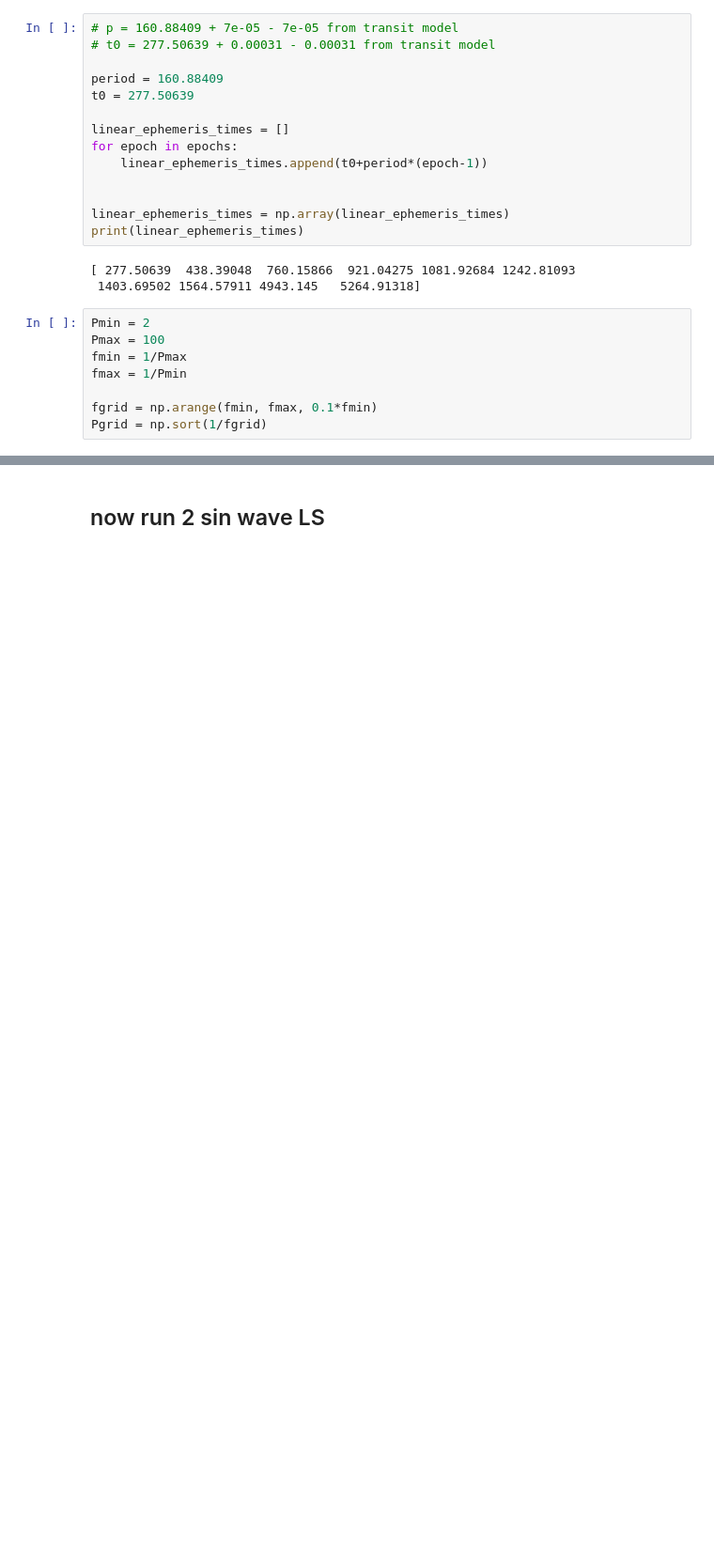
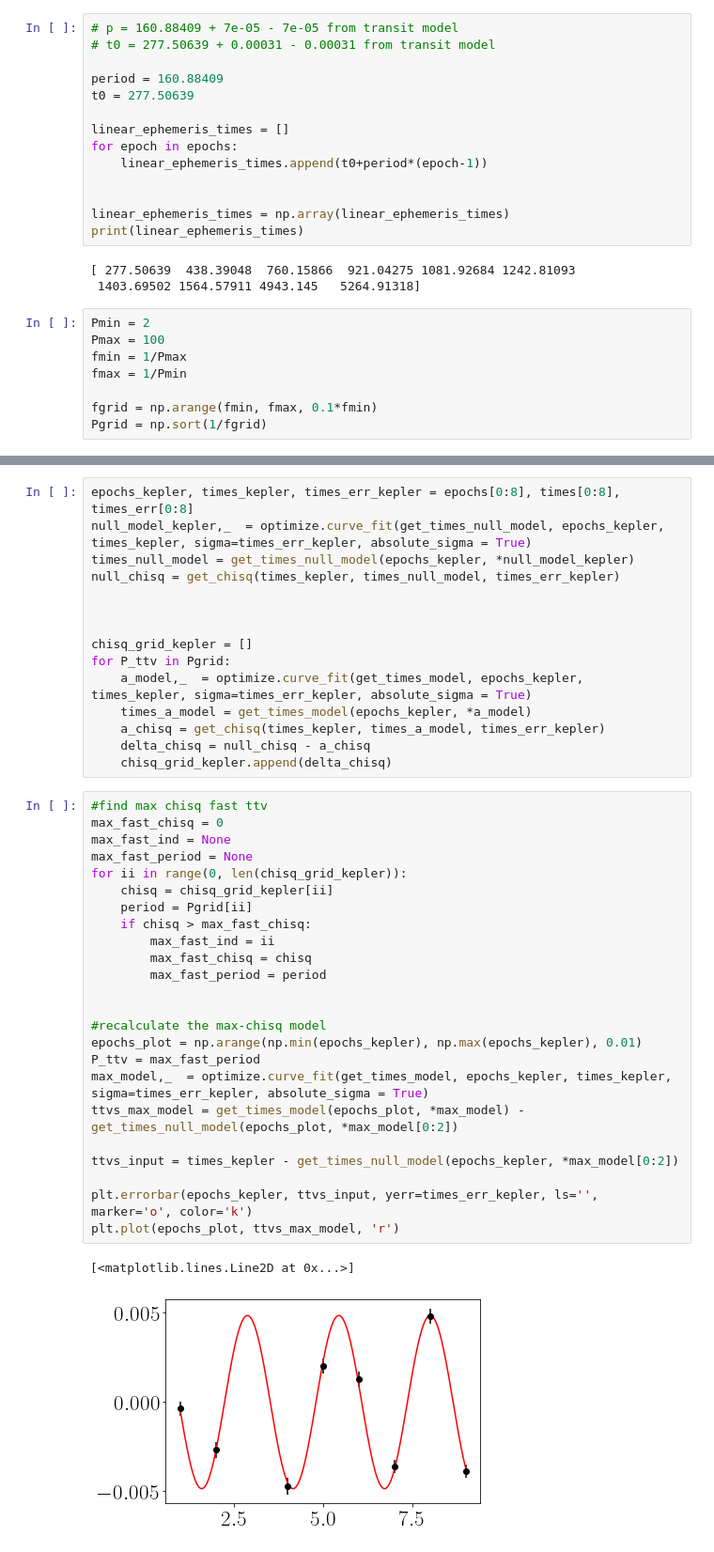
Before and after one commit to dyahalomi/Kepler1513, a Jupyter notebook: lombscargle/make_lombscargle_2waves.ipynb, the cells around one changed output, grey strips where cells are left out. Shown: that part at 94% size. Cells and saved outputs as stored; diff of their text form; blank space fills up the shorter version.

```diff
--- a/lombscargle/make_lombscargle_2waves.ipynb
+++ b/lombscargle/make_lombscargle_2waves.ipynb
@@ -258,2 +75,42 @@ LS results
-# %% [markdown]
-## now run 2 sin wave LS
+# %%
+epochs_kepler, times_kepler, times_err_kepler = epochs[0:8], times[0:8], times_err[0:8]
+null_model_kepler,_  = optimize.curve_fit(get_times_null_model, epochs_kepler, times_kepler, sigma=times_err_kepler, absolute_sigma = True)
+times_null_model = get_times_null_model(epochs_kepler, *null_model_kepler)
+null_chisq = get_chisq(times_kepler, times_null_model, times_err_kepler)
+
+
+
+chisq_grid_kepler = []
+for P_ttv in Pgrid:
+    a_model,_  = optimize.curve_fit(get_times_model, epochs_kepler, times_kepler, sigma=times_err_kepler, absolute_sigma = True)
+    times_a_model = get_times_model(epochs_kepler, *a_model)
+    a_chisq = get_chisq(times_kepler, times_a_model, times_err_kepler)
+    delta_chisq = null_chisq - a_chisq
+    chisq_grid_kepler.append(delta_chisq)
+# %%
+#find max chisq fast ttv
+max_fast_chisq = 0
+max_fast_ind = None
+max_fast_period = None
+for ii in range(0, len(chisq_grid_kepler)):
+    chisq = chisq_grid_kepler[ii]
+    period = Pgrid[ii]
+    if chisq > max_fast_chisq:
+        max_fast_ind = ii
+        max_fast_chisq = chisq
+        max_fast_period = period
+
+
+#recalculate the max-chisq model
+epochs_plot = np.arange(np.min(epochs_kepler), np.max(epochs_kepler), 0.01)
+P_ttv = max_fast_period
+max_model,_  = optimize.curve_fit(get_times_model, epochs_kepler, times_kepler, sigma=times_err_kepler, absolute_sigma = True)
+ttvs_max_model = get_times_model(epochs_plot, *max_model) - get_times_null_model(epochs_plot, *max_model[0:2])
+
+ttvs_input = times_kepler - get_times_null_model(epochs_kepler, *max_model[0:2])
+
+plt.errorbar(epochs_kepler, ttvs_input, yerr=times_err_kepler, ls='', marker='o', color='k')
+plt.plot(epochs_plot, ttvs_max_model, 'r')
+# %% [output]
+[<matplotlib.lines.Line2D at 0x...>]
+[figure, added]
```
Also changed, not shown: parts of 19 cells of this notebook.
